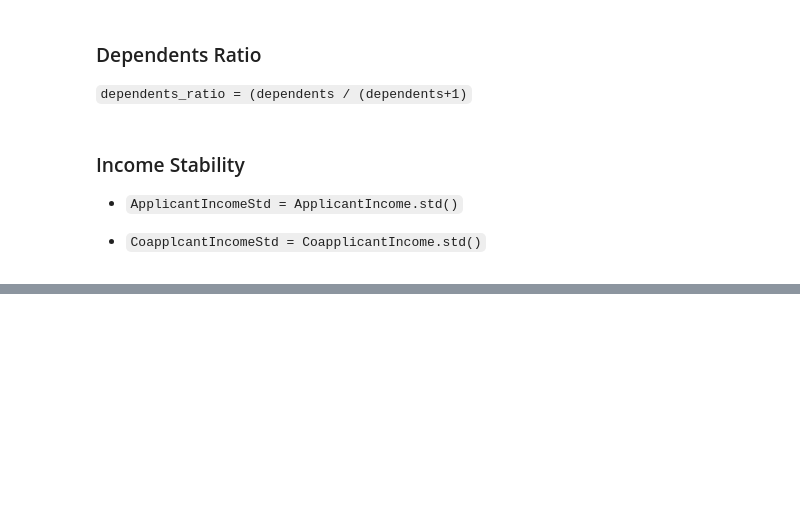
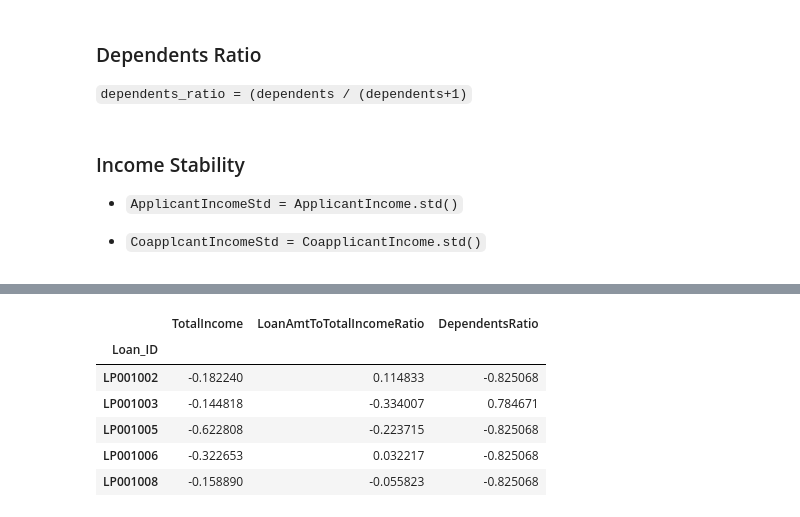
Before and after one commit to AnuOluwatomiwa/explainable-ai-credit-risk-assessment-project, a Jupyter notebook: documentation/feauture.ipynb, the cells around one changed output, grey strips where cells are left out. Cells and saved outputs as stored; diff of their text form; code cells hidden in the pictures; blank space fills up the shorter version.

```diff
--- a/documentation/feauture.ipynb
+++ b/documentation/feauture.ipynb
@@ -105,3 +115,13 @@ joblib.dump(new_col_std, open('models_and_encoders/new_col_scaler.joblib', 'wb')
 new_columns_scaled = new_col_std.transform(new_columns_df)
 # %%
 new_columns_scaled_df = pd.DataFrame(data = new_columns_scaled, index = new_columns_df.index, columns = new_columns_df.columns)
+# %%
+new_columns_scaled_df.head()
+# %% [output]
+|  | TotalIncome | LoanAmtToTotalIncomeRatio | DependentsRatio |
+| Loan_ID |  |  |  |
+| LP001002 | -0.182240 | 0.114833 | -0.825068 |
+| LP001003 | -0.144818 | -0.334007 | 0.784671 |
+| LP001005 | -0.622808 | -0.223715 | -0.825068 |
+| LP001006 | -0.322653 | 0.032217 | -0.825068 |
+| LP001008 | -0.158890 | -0.055823 | -0.825068 |
```
Also changed, not shown: parts of 9 cells of this notebook, 1 other file.
